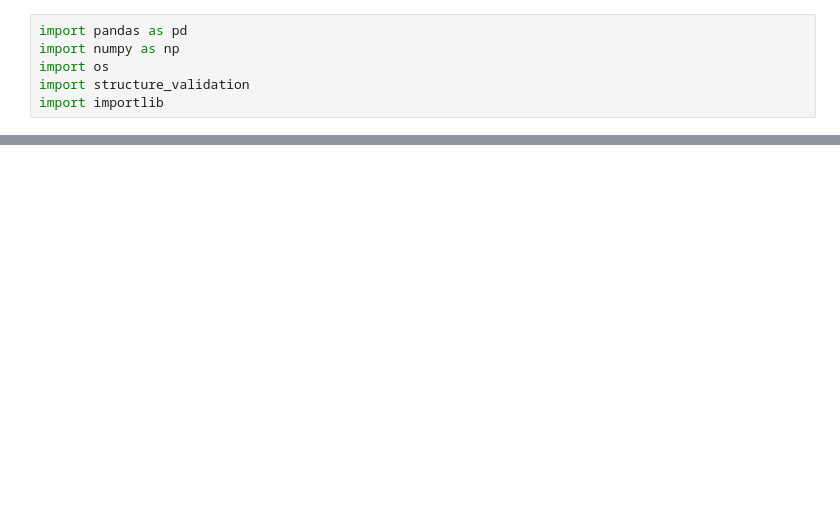
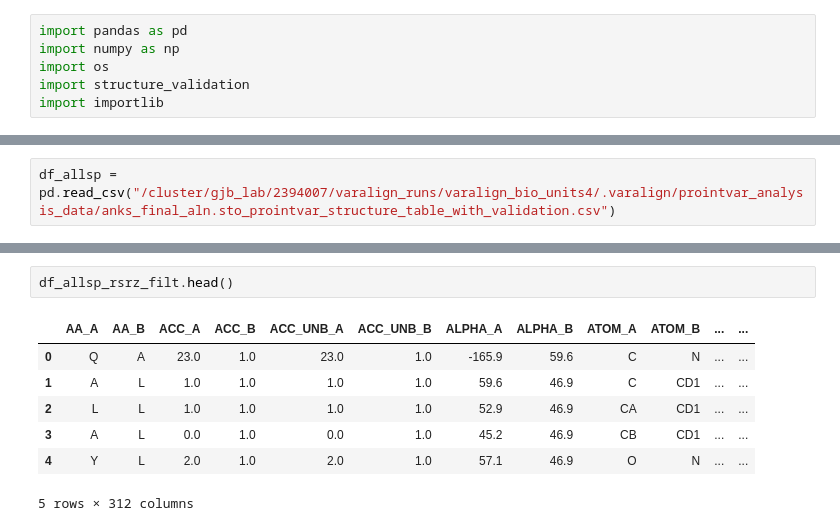
Before and after one commit to bartongroup/JSU_ANK_analysis, a Jupyter notebook: def_structure_validation.ipynb, the cells around one changed output, grey strips where cells are left out. Cells and saved outputs as stored; diff of their text form; blank space fills up the shorter version.

```diff
--- a/def_structure_validation.ipynb
+++ b/def_structure_validation.ipynb
@@ -92,0 +59,2 @@ merged_df.to_csv("/cluster/gjb_lab/2394007/varalign_runs/varalign_edited_code2/.
+# %%
+df_allsp = pd.read_csv("/cluster/gjb_lab/2394007/varalign_runs/varalign_bio_units4/.varalign/prointvar_analysis_data/anks_final_aln.sto_prointvar_structure_table_with_validation.csv")
@@ -92,0 +66,10 @@ merged_df.to_csv("/cluster/gjb_lab/2394007/varalign_runs/varalign_edited_code2/.
+# %%
+df_allsp_rsrz_filt.head()
+# %% [output]
+|  | AA_A | AA_B | ACC_A | ACC_B | ACC_UNB_A | ACC_UNB_B | ALPHA_A | ALPHA_B | ATOM_A | ATOM_B | ... | ... |
+| 0 | Q | A | 23.0 | 1.0 | 23.0 | 1.0 | -165.9 | 59.6 | C | N | ... | ... |
+| 1 | A | L | 1.0 | 1.0 | 1.0 | 1.0 | 59.6 | 46.9 | C | CD1 | ... | ... |
+| 2 | L | L | 1.0 | 1.0 | 1.0 | 1.0 | 52.9 | 46.9 | CA | CD1 | ... | ... |
+| 3 | A | L | 0.0 | 1.0 | 0.0 | 1.0 | 45.2 | 46.9 | CB | CD1 | ... | ... |
+| 4 | Y | L | 2.0 | 1.0 | 2.0 | 1.0 | 57.1 | 46.9 | O | N | ... | ... |
+5 rows × 312 columns
```
Also changed, not shown: parts of 17 cells of this notebook.
